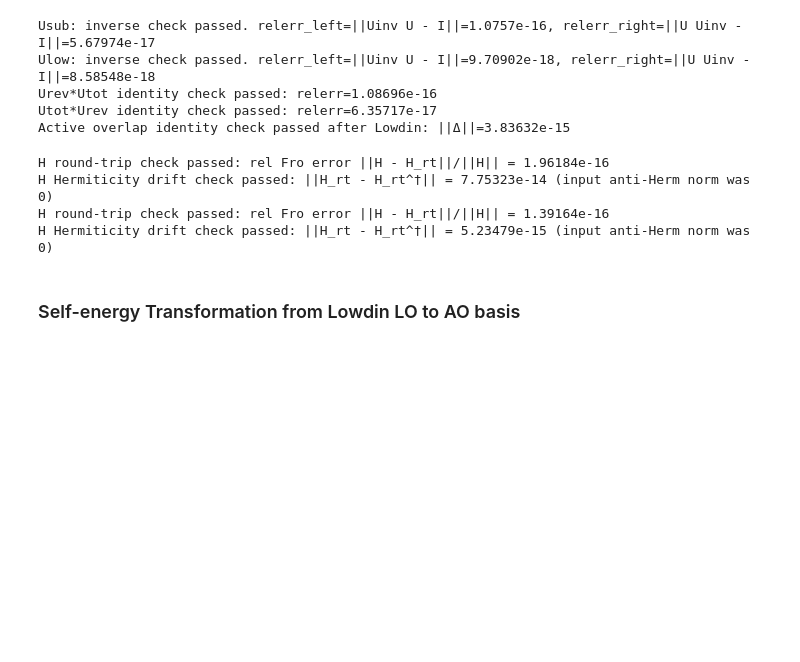
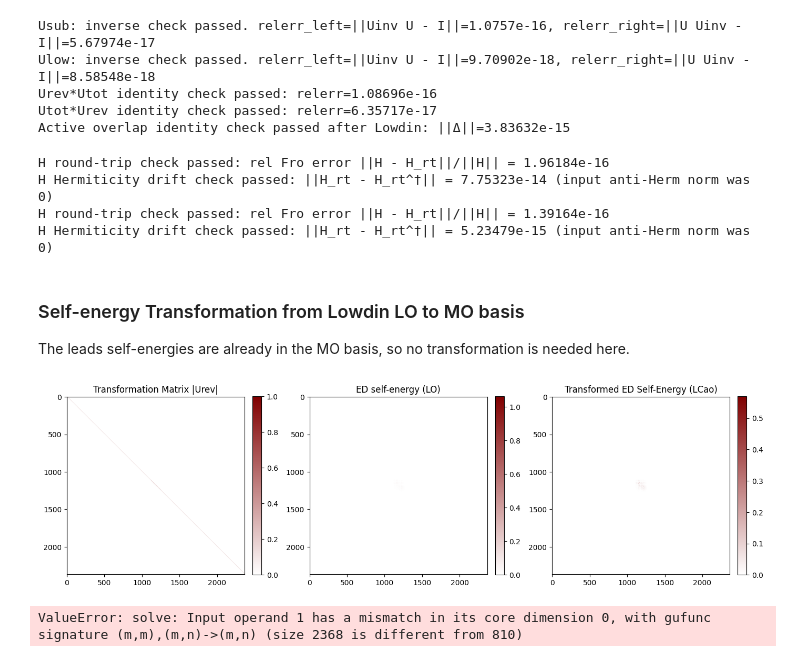
Before and after one commit to aj0337/qtpyt-tests, a Jupyter notebook: vertex_correction/pentadienyl/ao_basis/get_transformation.ipynb, the cells around one changed output. Drawn from its saved outputs; the diff is of its cells as text; code cells hidden in the pictures; blank space fills up the shorter version.

```diff
--- a/vertex_correction/pentadienyl/ao_basis/get_transformation.ipynb
+++ b/vertex_correction/pentadienyl/ao_basis/get_transformation.ipynb
@@ -15,3 +14,12 @@ from qtpyt.lo.tools import rotate_matrix, subdiagonalize_atoms, lowdin_rotation,
+# %%
+from matplotlib.colors import LinearSegmentedColormap
+
+
+maroon_cmap = LinearSegmentedColormap.from_list(
+    "white_to_maroon",
+    ["white", "#800000"],
+    N=256
+)
 # %% [markdown]
 ### Initialization
 # %%
@@ -95,6 +103,13 @@ def get_inverse(U: np.ndarray) -> np.ndarray:
     U_inv = np.linalg.inv(U)
     return U_inv
 
+class DataSelfEnergy(BaseDataSelfEnergy):
+    def retarded(self, energy):
+        return expand(S_device, super().retarded(energy), index_active_region)
+
+
+def load(filename):
+    return DataSelfEnergy(energies, np.load(filename))
 
 def compose_forward_and_reverse(
     Usub: np.ndarray,
@@ -315,4 +330,5 @@ H Hermiticity drift check passed: ||H_rt - H_rt^†|| = 7.75323e-14 (input anti-
 H round-trip check passed: rel Fro error ||H - H_rt||/||H|| = 1.39164e-16
 H Hermiticity drift check passed: ||H_rt - H_rt^†|| = 5.23479e-15 (input anti-Herm norm was 0)
 # %% [markdown]
-### Self-energy Transformation from Lowdin LO to AO basis
+### Self-energy Transformation from Lowdin LO to MO basis
+The leads self-energies are already in the MO basis, so no transformation is needed here.
@@ -344,0 +335,28 @@ expand_coupling(self_energy[1], len(H_subdiagonalized[0]), id="right")
+# %%
+S_device = S_subdiagonalized[0].copy()
+ed_self_energy_file = f"{data_folder}/ed/self_energy_with_dcc.npy"
+energies = np.array([0.0])
+ed_sigma = load(ed_self_energy_file)
+es_lo = ed_sigma.retarded(0.0)
+Urev_conj = Urev.conj().T
+es_lcao = Urev_conj @ es_lo @ Urev
+# %%
+fig, axes = plt.subplots(1, 3, figsize=(14, 8))
+
+# --- Row 1 ---
+im0 = axes[0].imshow(np.abs(Urev), cmap=maroon_cmap)
+axes[0].set_title("Transformation Matrix |Urev|")
+plt.colorbar(im0, ax=axes[0], fraction=0.046, pad=0.04)
+
+im1 = axes[1].imshow(np.abs(es_lo), cmap=maroon_cmap)
+axes[1].set_title("ED self-energy (LO)")
+plt.colorbar(im1, ax=axes[1], fraction=0.046, pad=0.04)
+
+im2 = axes[2].imshow(np.abs(es_lcao), cmap=maroon_cmap)
+axes[2].set_title("Transformed ED Self-Energy (LCao)")
+plt.colorbar(im2, ax=axes[2], fraction=0.046, pad=0.04)
+
+plt.tight_layout()
+plt.show()
+# %% [output]
+[figure, added]
@@ -344,0 +416,8 @@ expand_coupling(self_energy[1], len(H_subdiagonalized[0]), id="right")
+# %%
+ferretti = compute_ferretti_correction(
+    gamma_ed_lcao,
+    gamma_left,
+    gamma_right,
+    eta=1e-3 ,)
+# %% [output]
+ValueError: solve: Input operand 1 has a mismatch in its core dimension 0, with gufunc signature (m,m),(m,n)->(m,n) (size 2368 is different from 810)
```
Also changed, not shown: parts of 6 cells of this notebook, 6 other files.
